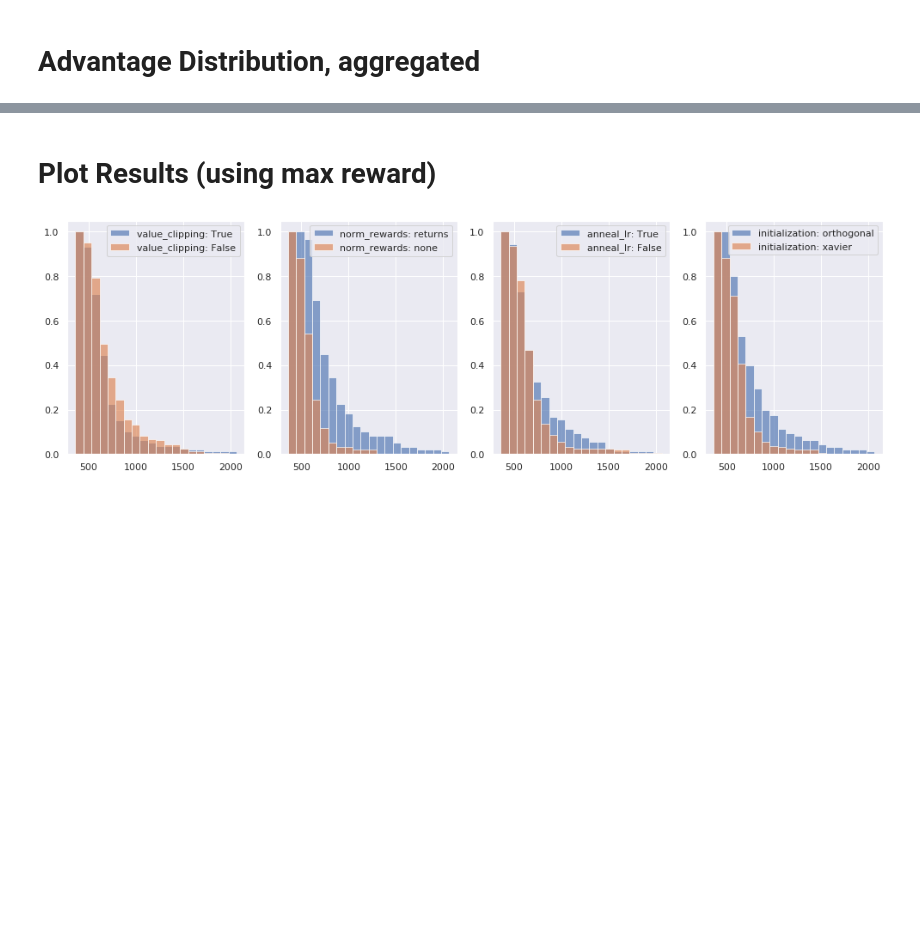
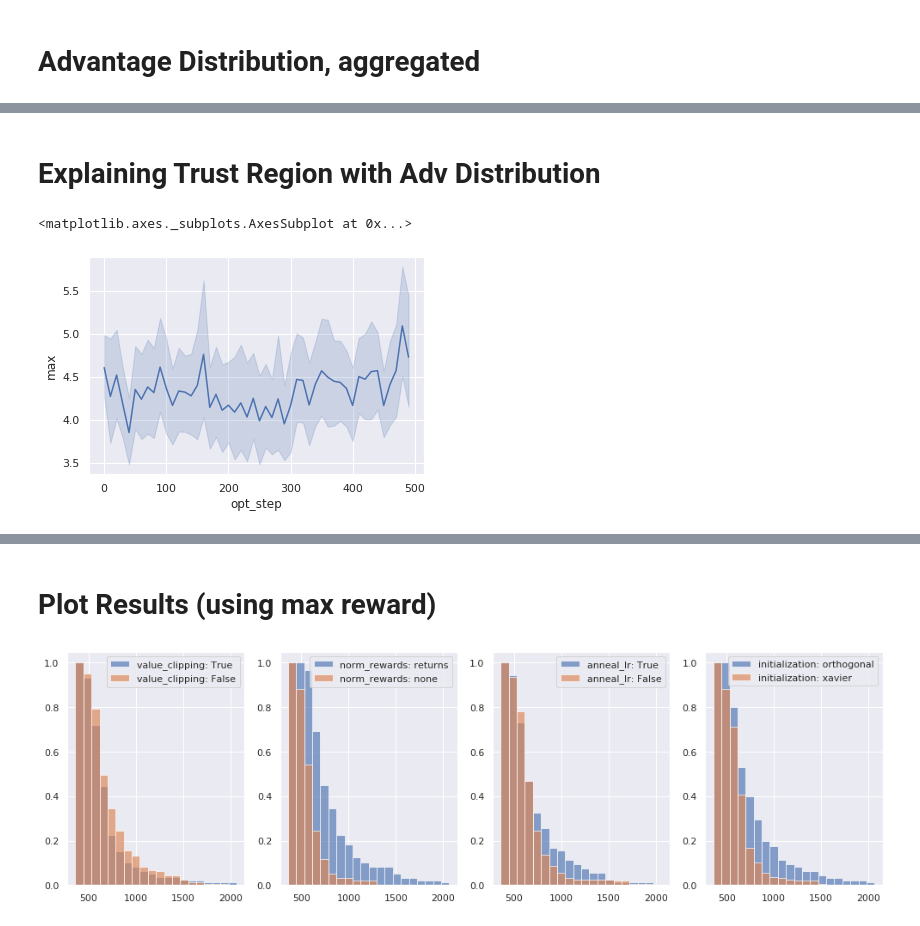
Before and after one commit to chloechsu/code-for-paper, a Jupyter notebook: src/nadv_experiment/Normalized Adv Distribution.ipynb, the cells around one changed output, grey strips where cells are left out. Drawn from its saved outputs; the diff is of its cells as text; code cells hidden in the pictures; blank space fills up the shorter version.

```diff
--- a/src/nadv_experiment/Normalized Adv Distribution.ipynb
+++ b/src/nadv_experiment/Normalized Adv Distribution.ipynb
@@ -93 +131,11 @@ for i, row in exp_id_lookup.iterrows():
 ... (4 outputs left out)
+# %% [markdown]
+# Explaining Trust Region with Adv Distribution
+# %%
+norm_advs = r.df('normalized_advantage')
+constraints = r.df('paper_constraints_heldout')
+# %%
+sns.lineplot(x=constraints['opt_step'], y=norm_advs['max'])
+# %% [output]
+<matplotlib.axes._subplots.AxesSubplot at 0x...>
+[figure, added]
```
Also changed, not shown: parts of 12 cells of this notebook, 13 other files.
